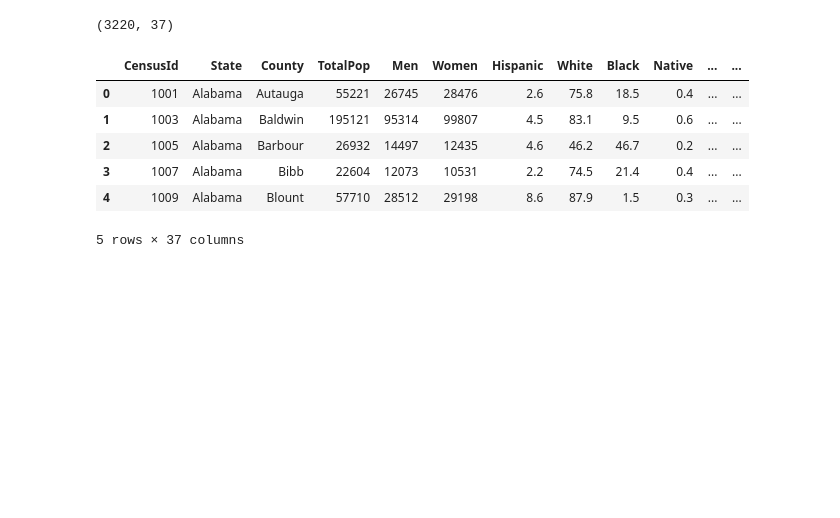
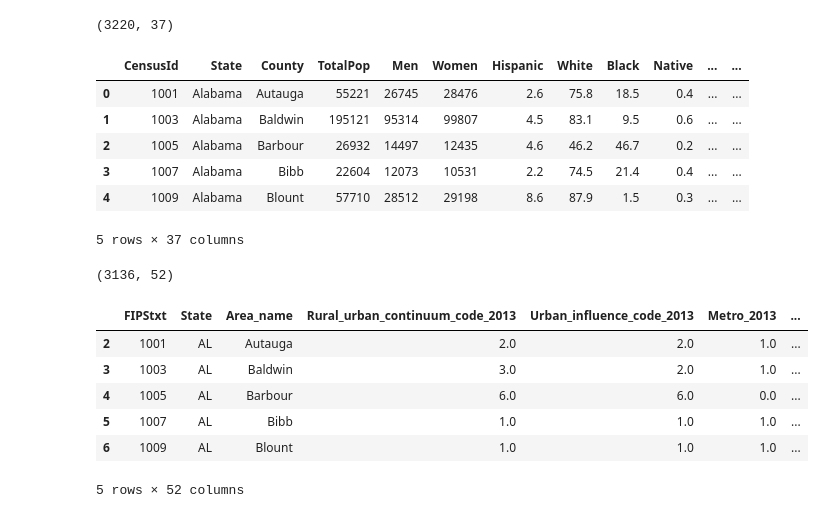
Before and after one commit to ravis773/food-desert-income-analysis, a Jupyter notebook: cleaning.ipynb, the cells around one changed output. Cells and saved outputs as stored; diff of their text form; code cells hidden in the pictures; blank space fills up the shorter version.

```diff
--- a/cleaning.ipynb
+++ b/cleaning.ipynb
@@ -70,3 +73,20 @@ demo.head()
 | 3 | 1007 | Alabama | Bibb | 22604 | 12073 | 10531 | 2.2 | 74.5 | 21.4 | 0.4 | ... | ... |
 | 4 | 1009 | Alabama | Blount | 57710 | 28512 | 29198 | 8.6 | 87.9 | 1.5 | 0.3 | ... | ... |
 5 rows × 37 columns
+# %%
+income = income.dropna()
+print(income.shape)
+counties = []
+for county in income["Area_name"]:
+    counties.append(re.sub(" County, ..", "", county))
+income["Area_name"] = counties
+income.head()
+# %% [output]
+(3136, 52)
+|  | FIPStxt | State | Area_name | Rural_urban_continuum_code_2013 | Urban_influence_code_2013 | Metro_2013 | ... |
+| 2 | 1001 | AL | Autauga | 2.0 | 2.0 | 1.0 | ... |
+| 3 | 1003 | AL | Baldwin | 3.0 | 2.0 | 1.0 | ... |
+| 4 | 1005 | AL | Barbour | 6.0 | 6.0 | 0.0 | ... |
+| 5 | 1007 | AL | Bibb | 1.0 | 1.0 | 1.0 | ... |
+| 6 | 1009 | AL | Blount | 1.0 | 1.0 | 1.0 | ... |
+5 rows × 52 columns
```
Also changed, not shown: parts of 2 cells of this notebook, 3 other files.
